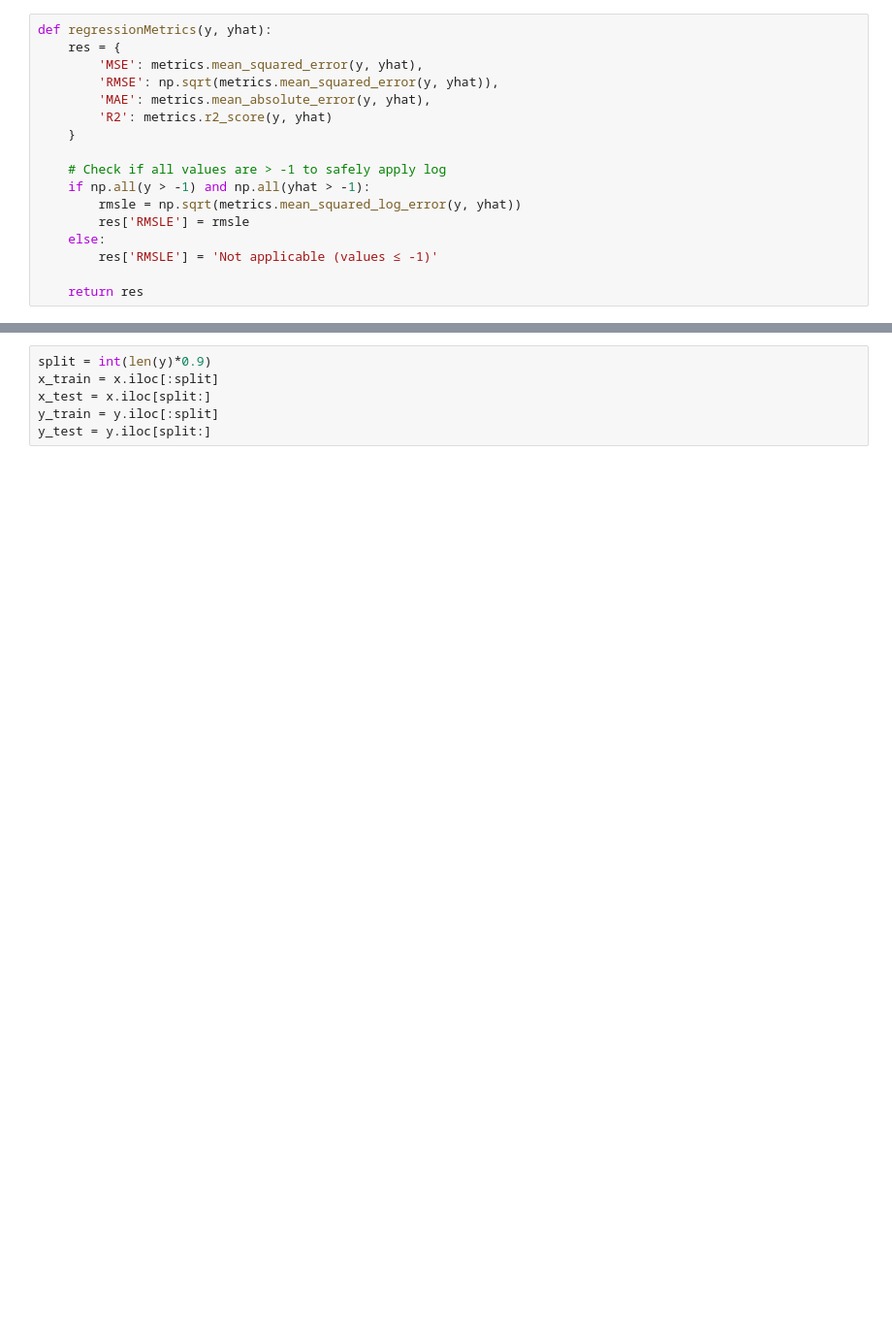
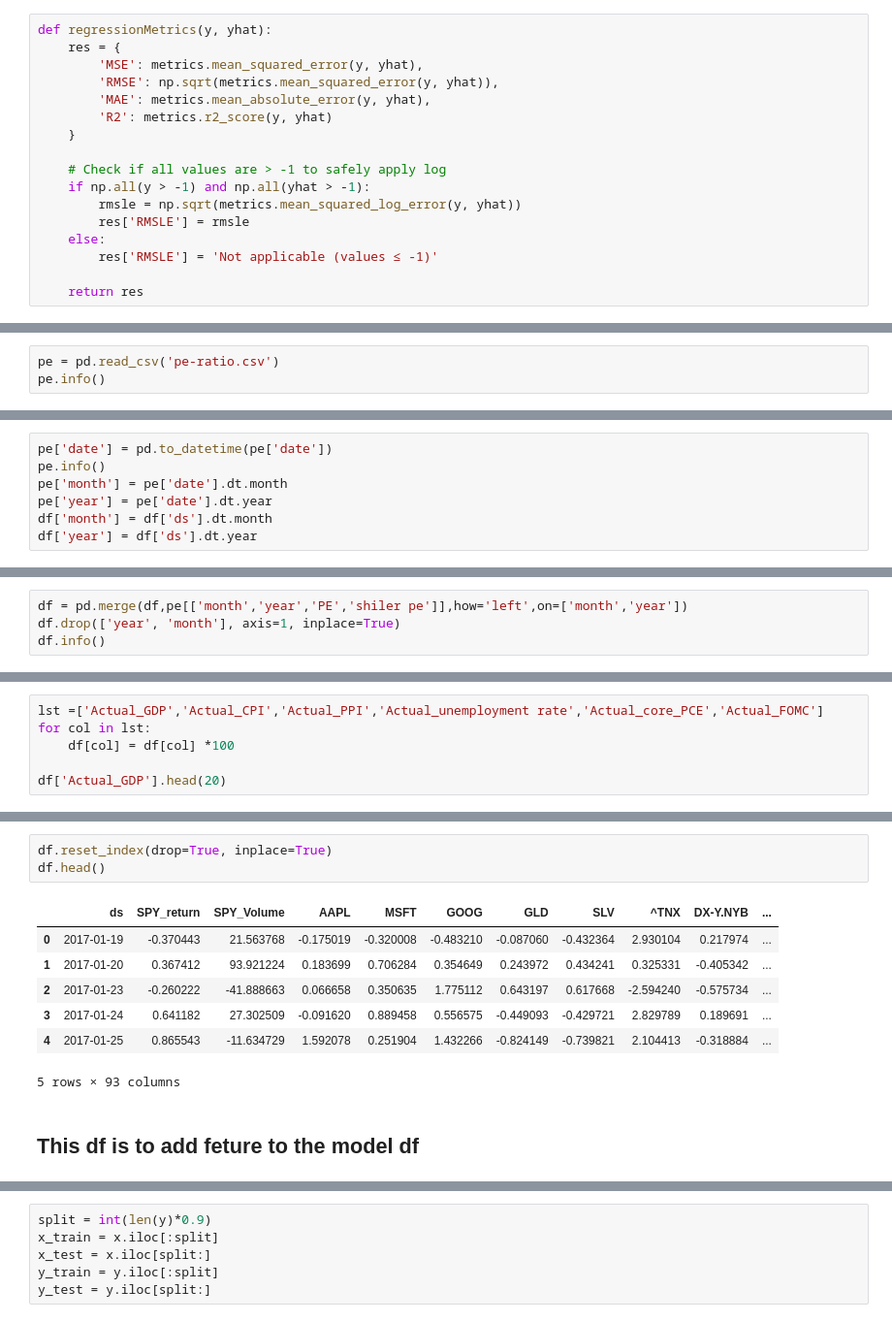
Before and after one commit to omerkobi/project-stock_Return, a Jupyter notebook: testing_area.ipynb, the cells around one changed output, grey strips where cells are left out. Shown at 97% size. Cells and saved outputs as stored; diff of their text form; blank space fills up the shorter version.

```diff
--- a/testing_area.ipynb
+++ b/testing_area.ipynb
@@ -48,0 +53,3 @@ memory usage: 1.4 MB
+# %%
+pe = pd.read_csv('pe-ratio.csv')
+pe.info()
@@ -48,0 +68,7 @@ memory usage: 1.4 MB
+# %%
+pe['date'] = pd.to_datetime(pe['date'])
+pe.info()
+pe['month'] = pe['date'].dt.month
+pe['year'] = pe['date'].dt.year
+df['month'] = df['ds'].dt.month
+df['year'] = df['ds'].dt.year
@@ -48,0 +89,4 @@ memory usage: 1.4 MB
+# %%
+df = pd.merge(df,pe[['month','year','PE','shiler pe']],how='left',on=['month','year'])
+df.drop(['year', 'month'], axis=1, inplace=True)
+df.info()
@@ -48,0 +120,6 @@ memory usage: 1.4 MB
+# %%
+lst =['Actual_GDP','Actual_CPI','Actual_PPI','Actual_unemployment rate','Actual_core_PCE','Actual_FOMC']
+for col in lst:
+    df[col] = df[col] *100
+
+df['Actual_GDP'].head(20)
@@ -49,3 +158,16 @@ memory usage: 1.4 MB
+# %%
+df.reset_index(drop=True, inplace=True)
+df.head()
+# %% [output]
+|  | ds | SPY_return | SPY_Volume | AAPL | MSFT | GOOG | GLD | SLV | ^TNX | DX-Y.NYB | ... |
+| 0 | 2017-01-19 | -0.370443 | 21.563768 | -0.175019 | -0.320008 | -0.483210 | -0.087060 | -0.432364 | 2.930104 | 0.217974 | ... |
+| 1 | 2017-01-20 | 0.367412 | 93.921224 | 0.183699 | 0.706284 | 0.354649 | 0.243972 | 0.434241 | 0.325331 | -0.405342 | ... |
+| 2 | 2017-01-23 | -0.260222 | -41.888663 | 0.066658 | 0.350635 | 1.775112 | 0.643197 | 0.617668 | -2.594240 | -0.575734 | ... |
+| 3 | 2017-01-24 | 0.641182 | 27.302509 | -0.091620 | 0.889458 | 0.556575 | -0.449093 | -0.429721 | 2.829789 | 0.189691 | ... |
+| 4 | 2017-01-25 | 0.865543 | -11.634729 | 1.592078 | 0.251904 | 1.432266 | -0.824149 | -0.739821 | 2.104413 | -0.318884 | ... |
+5 rows × 93 columns
+# %% [markdown]
+## This df is to add feture to the model df
 # %%
 df_add = pd.read_pickle('combined_cleaned_add.pkl')
 df_add.info()
```
Also changed, not shown: parts of 53 cells of this notebook, 10 other files.
